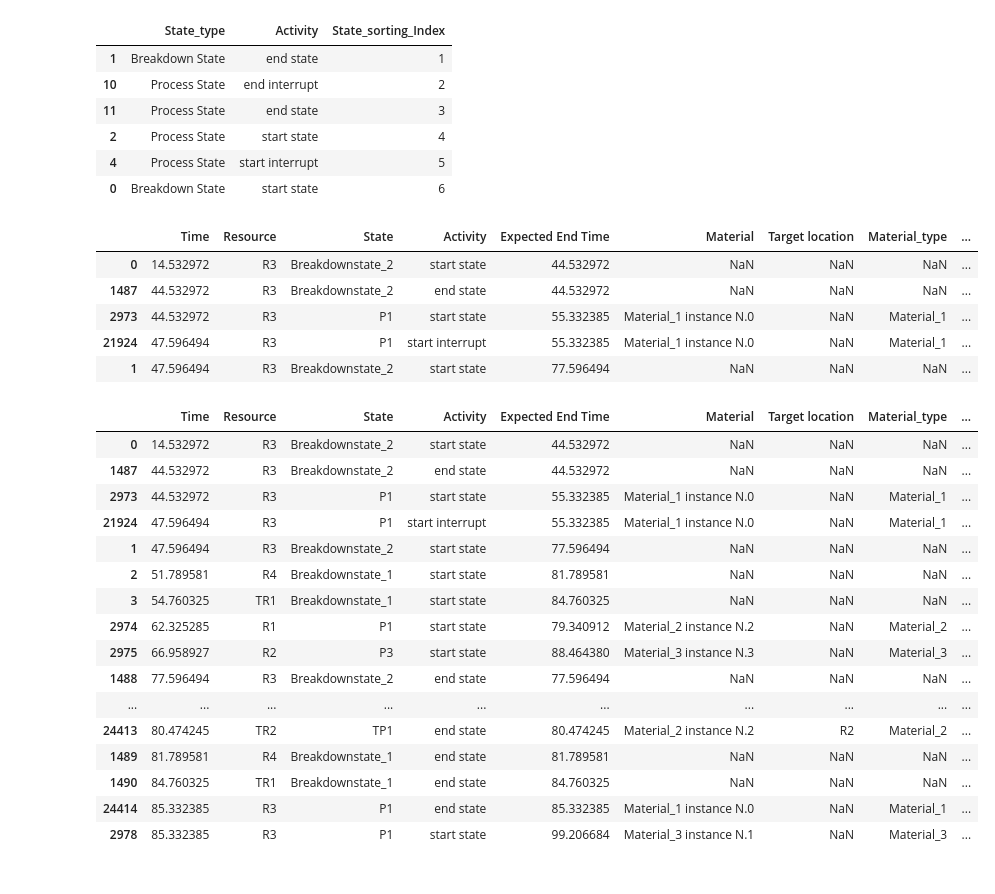
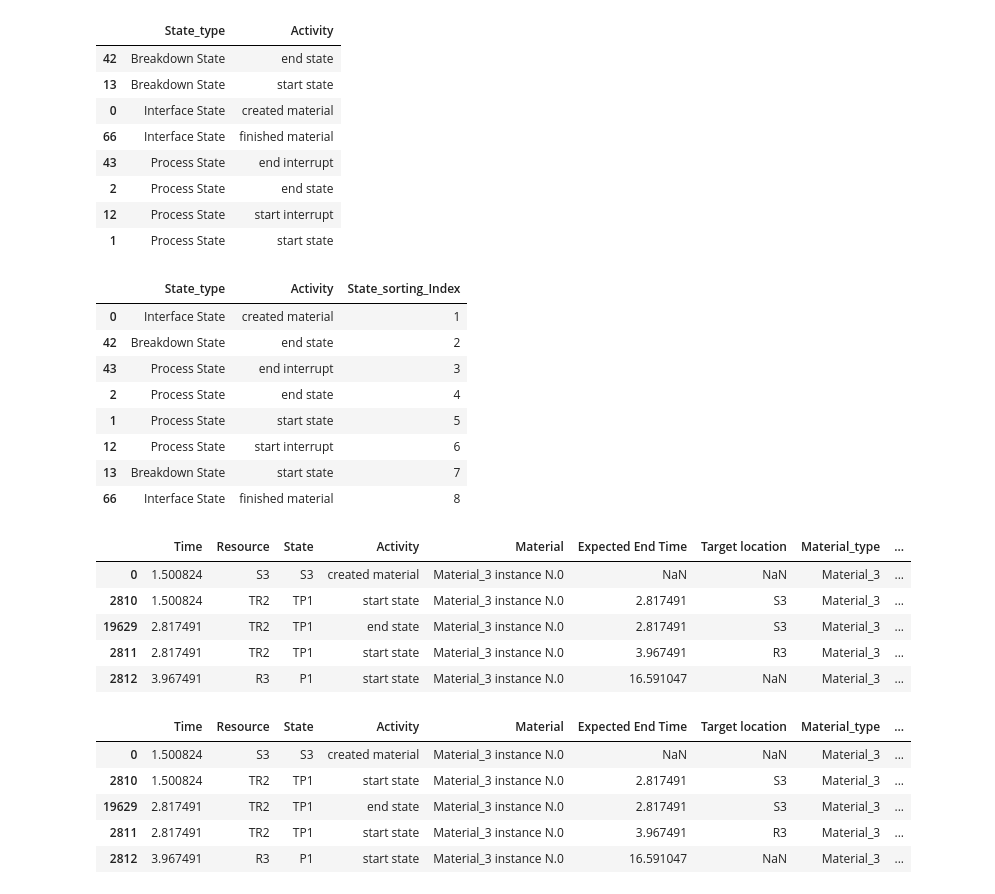
Before and after one commit to sdm4fzi/prodsys, a Jupyter notebook: postprocessing.ipynb, the cells around one changed output. Cells and saved outputs as stored; diff of their text form; code cells hidden in the pictures.

```diff
--- a/postprocessing.ipynb
+++ b/postprocessing.ipynb
@@ -1,8 +1,9 @@
 # %%
 import pandas as pd
 # %%
-df_raw = pd.read_csv('data.csv')
+df_raw = pd.read_csv('data2.csv')
 df_raw.drop(columns=['Unnamed: 0'], inplace=True)
 df = df_raw.copy()
+print(df.shape)
 df.head()
 # %% [output]
@@ -147,61 +102,72 @@ import plotly.express as px
 fig = px.scatter(df_tp, x="Start_time", y="Throughput_time", color="Material_type")
 
 fig.show()
+# %%
+df = df_raw.copy()
+df['Material_type'] = df['Material'].str[:10]
+df.loc[df['State'].str.contains('S'), 'State_type'] = 'Interface State'
+df.loc[df['State'].str.contains('P'), 'State_type'] = 'Process State'
+df.loc[df['State'].str.contains('Breakdown'), 'State_type'] = 'Breakdown State'
+# %%
+df_unique = df[['State_type', 'Activity']].drop_duplicates().sort_values(by=['State_type', 'Activity'])
+df_unique
+# %% [output]
+|  | State_type | Activity |
+| 42 | Breakdown State | end state |
+| 13 | Breakdown State | start state |
+| 0 | Interface State | created material |
+| 66 | Interface State | finished material |
+| 43 | Process State | end interrupt |
+| 2 | Process State | end state |
+| 12 | Process State | start interrupt |
+| 1 | Process State | start state |
 # %%
+# TODO: add new states
 df_unique = df[['State_type', 'Activity']].drop_duplicates().sort_values(by=['State_type', 'Activity'])
 # df_unique['State_sorting_Index'] = [4, 3, 5, 6, 2, 1]
 # df_unique['State_sorting_Index'] = [5, 4, 6, 1, 3, 2]
-df_unique['State_sorting_Index'] = [1, 6, 2, 3, 5, 4]
+df_unique['State_sorting_Index'] = [2, 7, 1, 8, 3, 4, 6, 5]
 
 df_unique.sort_values(by='State_sorting_Index', inplace=True)
 df_unique
 # %% [output]
 |  | State_type | Activity | State_sorting_Index |
-| 1 | Breakdown State | end state | 1 |
-| 10 | Process State | end interrupt | 2 |
-| 11 | Process State | end state | 3 |
-| 2 | Process State | start state | 4 |
-| 4 | Process State | start interrupt | 5 |
-| 0 | Breakdown State | start state | 6 |
+| 0 | Interface State | created material | 1 |
+| 42 | Breakdown State | end state | 2 |
+| 43 | Process State | end interrupt | 3 |
+| 2 | Process State | end state | 4 |
+| 1 | Process State | start state | 5 |
+| 12 | Process State | start interrupt | 6 |
+| 13 | Breakdown State | start state | 7 |
+| 66 | Interface State | finished material | 8 |
 # %%
 df = pd.merge(df, df_unique)
 df = df.sort_values(by=['Time', 'Resource', 'State_sorting_Index'])
 df.head()
 # %% [output]
-|  | Time | Resource | State | Activity | Expected End Time | Material | Target location | Material_type | ... |
-| 0 | 14.532972 | R3 | Breakdownstate_2 | start state | 44.532972 | NaN | NaN | NaN | ... |
-| 1487 | 44.532972 | R3 | Breakdownstate_2 | end state | 44.532972 | NaN | NaN | NaN | ... |
-| 2973 | 44.532972 | R3 | P1 | start state | 55.332385 | Material_1 instance N.0 | NaN | Material_1 | ... |
-| 21924 | 47.596494 | R3 | P1 | start interrupt | 55.332385 | Material_1 instance N.0 | NaN | Material_1 | ... |
-| 1 | 47.596494 | R3 | Breakdownstate_2 | start state | 77.596494 | NaN | NaN | NaN | ... |
+|  | Time | Resource | State | Activity | Material | Expected End Time | Target location | Material_type | ... |
+| 0 | 1.500824 | S3 | S3 | created material | Material_3 instance N.0 | NaN | NaN | Material_3 | ... |
+| 2810 | 1.500824 | TR2 | TP1 | start state | Material_3 instance N.0 | 2.817491 | S3 | Material_3 | ... |
+| 19629 | 2.817491 | TR2 | TP1 | end state | Material_3 instance N.0 | 2.817491 | S3 | Material_3 | ... |
+| 2811 | 2.817491 | TR2 | TP1 | start state | Material_3 instance N.0 | 3.967491 | R3 | Material_3 | ... |
+| 2812 | 3.967491 | R3 | P1 | start state | Material_3 instance N.0 | 16.591047 | NaN | Material_3 | ... |
 # %%
 positive_condition = (df['State_type'] == 'Process State') & (df['Activity'] == 'start state')
 negative_condition = (df['State_type'] == 'Process State') & (df['Activity'] == 'end state')
 
 df['Increment'] = 0
 df.loc[positive_condition, 'Increment'] = 1
 df.loc[negative_condition, 'Increment'] = -1
 
 df['Used_Capacity'] = df.groupby(by='Resource')['Increment'].cumsum()
-df.head(20)
+df.head()
 # %% [output]
-|  | Time | Resource | State | Activity | Expected End Time | Material | Target location | Material_type | ... |
-| 0 | 14.532972 | R3 | Breakdownstate_2 | start state | 44.532972 | NaN | NaN | NaN | ... |
-| 1487 | 44.532972 | R3 | Breakdownstate_2 | end state | 44.532972 | NaN | NaN | NaN | ... |
-| 2973 | 44.532972 | R3 | P1 | start state | 55.332385 | Material_1 instance N.0 | NaN | Material_1 | ... |
-| 21924 | 47.596494 | R3 | P1 | start interrupt | 55.332385 | Material_1 instance N.0 | NaN | Material_1 | ... |
-| 1 | 47.596494 | R3 | Breakdownstate_2 | start state | 77.596494 | NaN | NaN | NaN | ... |
-| 2 | 51.789581 | R4 | Breakdownstate_1 | start state | 81.789581 | NaN | NaN | NaN | ... |
-| 3 | 54.760325 | TR1 | Breakdownstate_1 | start state | 84.760325 | NaN | NaN | NaN | ... |
-| 2974 | 62.325285 | R1 | P1 | start state | 79.340912 | Material_2 instance N.2 | NaN | Material_2 | ... |
-| 2975 | 66.958927 | R2 | P3 | start state | 88.464380 | Material_3 instance N.3 | NaN | Material_3 | ... |
-| 1488 | 77.596494 | R3 | Breakdownstate_2 | end state | 77.596494 | NaN | NaN | NaN | ... |
-| ... | ... | ... | ... | ... | ... | ... | ... | ... | ... |
-| 24413 | 80.474245 | TR2 | TP1 | end state | 80.474245 | Material_2 instance N.2 | R2 | Material_2 | ... |
-| 1489 | 81.789581 | R4 | Breakdownstate_1 | end state | 81.789581 | NaN | NaN | NaN | ... |
-| 1490 | 84.760325 | TR1 | Breakdownstate_1 | end state | 84.760325 | NaN | NaN | NaN | ... |
-| 24414 | 85.332385 | R3 | P1 | end state | 85.332385 | Material_1 instance N.0 | NaN | Material_1 | ... |
-| 2978 | 85.332385 | R3 | P1 | start state | 99.206684 | Material_3 instance N.1 | NaN | Material_3 | ... |
+|  | Time | Resource | State | Activity | Material | Expected End Time | Target location | Material_type | ... |
+| 0 | 1.500824 | S3 | S3 | created material | Material_3 instance N.0 | NaN | NaN | Material_3 | ... |
+| 2810 | 1.500824 | TR2 | TP1 | start state | Material_3 instance N.0 | 2.817491 | S3 | Material_3 | ... |
+| 19629 | 2.817491 | TR2 | TP1 | end state | Material_3 instance N.0 | 2.817491 | S3 | Material_3 | ... |
+| 2811 | 2.817491 | TR2 | TP1 | start state | Material_3 instance N.0 | 3.967491 | R3 | Material_3 | ... |
+| 2812 | 3.967491 | R3 | P1 | start state | Material_3 instance N.0 | 16.591047 | NaN | Material_3 | ... |
 # %%
 df.groupby('Resource')['Used_Capacity'].max()
 # %% [output]
```
Also changed, not shown: parts of 31 cells of this notebook, 13 other files.
